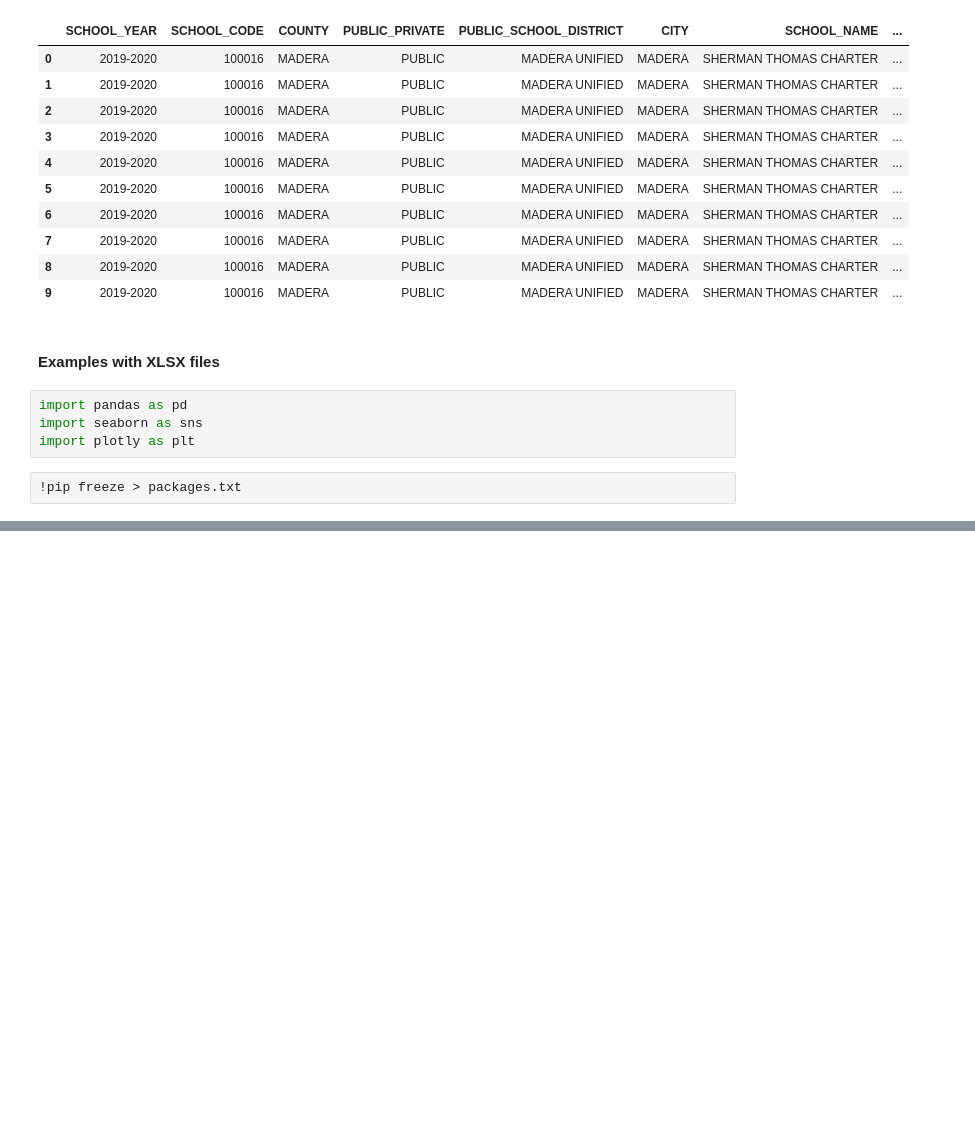
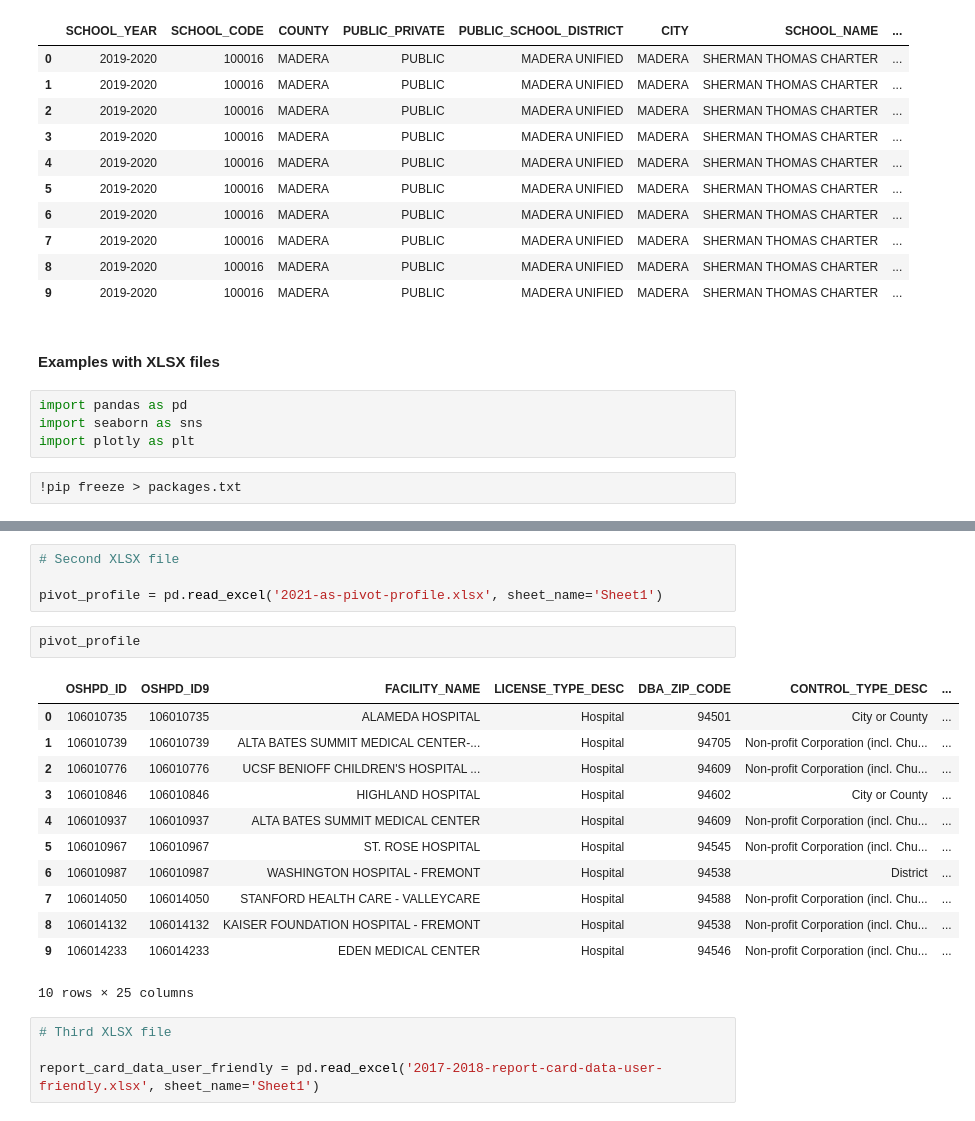
Before and after one commit to Alyssasorensen/datasci_1_loading, a Jupyter notebook: HHA507Assignment1.ipynb, the cells around one changed output, grey strips where cells are left out. Drawn from its saved outputs; the diff is of its cells as text; blank space fills up the shorter version.

```diff
--- a/HHA507Assignment1.ipynb
+++ b/HHA507Assignment1.ipynb
@@ -81,0 +102,23 @@ df = pd.read_xlsx('')
+# %%
+# Second XLSX file
+
+pivot_profile = pd.read_excel('2021-as-pivot-profile.xlsx', sheet_name='Sheet1')
+# %%
+pivot_profile
+# %% [output]
+|  | OSHPD_ID | OSHPD_ID9 | FACILITY_NAME | LICENSE_TYPE_DESC | DBA_ZIP_CODE | CONTROL_TYPE_DESC | ... |
+| 0 | 106010735 | 106010735 | ALAMEDA HOSPITAL | Hospital | 94501 | City or County | ... |
+| 1 | 106010739 | 106010739 | ALTA BATES SUMMIT MEDICAL CENTER-... | Hospital | 94705 | Non-profit Corporation (incl. Chu... | ... |
+| 2 | 106010776 | 106010776 | UCSF BENIOFF CHILDREN'S HOSPITAL ... | Hospital | 94609 | Non-profit Corporation (incl. Chu... | ... |
+| 3 | 106010846 | 106010846 | HIGHLAND HOSPITAL | Hospital | 94602 | City or County | ... |
+| 4 | 106010937 | 106010937 | ALTA BATES SUMMIT MEDICAL CENTER | Hospital | 94609 | Non-profit Corporation (incl. Chu... | ... |
+| 5 | 106010967 | 106010967 | ST. ROSE HOSPITAL | Hospital | 94545 | Non-profit Corporation (incl. Chu... | ... |
+| 6 | 106010987 | 106010987 | WASHINGTON HOSPITAL - FREMONT | Hospital | 94538 | District | ... |
+| 7 | 106014050 | 106014050 | STANFORD HEALTH CARE - VALLEYCARE | Hospital | 94588 | Non-profit Corporation (incl. Chu... | ... |
+| 8 | 106014132 | 106014132 | KAISER FOUNDATION HOSPITAL - FREMONT | Hospital | 94538 | Non-profit Corporation (incl. Chu... | ... |
+| 9 | 106014233 | 106014233 | EDEN MEDICAL CENTER | Hospital | 94546 | Non-profit Corporation (incl. Chu... | ... |
+10 rows × 25 columns
+# %%
+# Third XLSX file
+
+report_card_data_user_friendly = pd.read_excel('2017-2018-report-card-data-user-friendly.xlsx', sheet_name='Sheet1')
```
Also changed, not shown: parts of 4 cells of this notebook.
